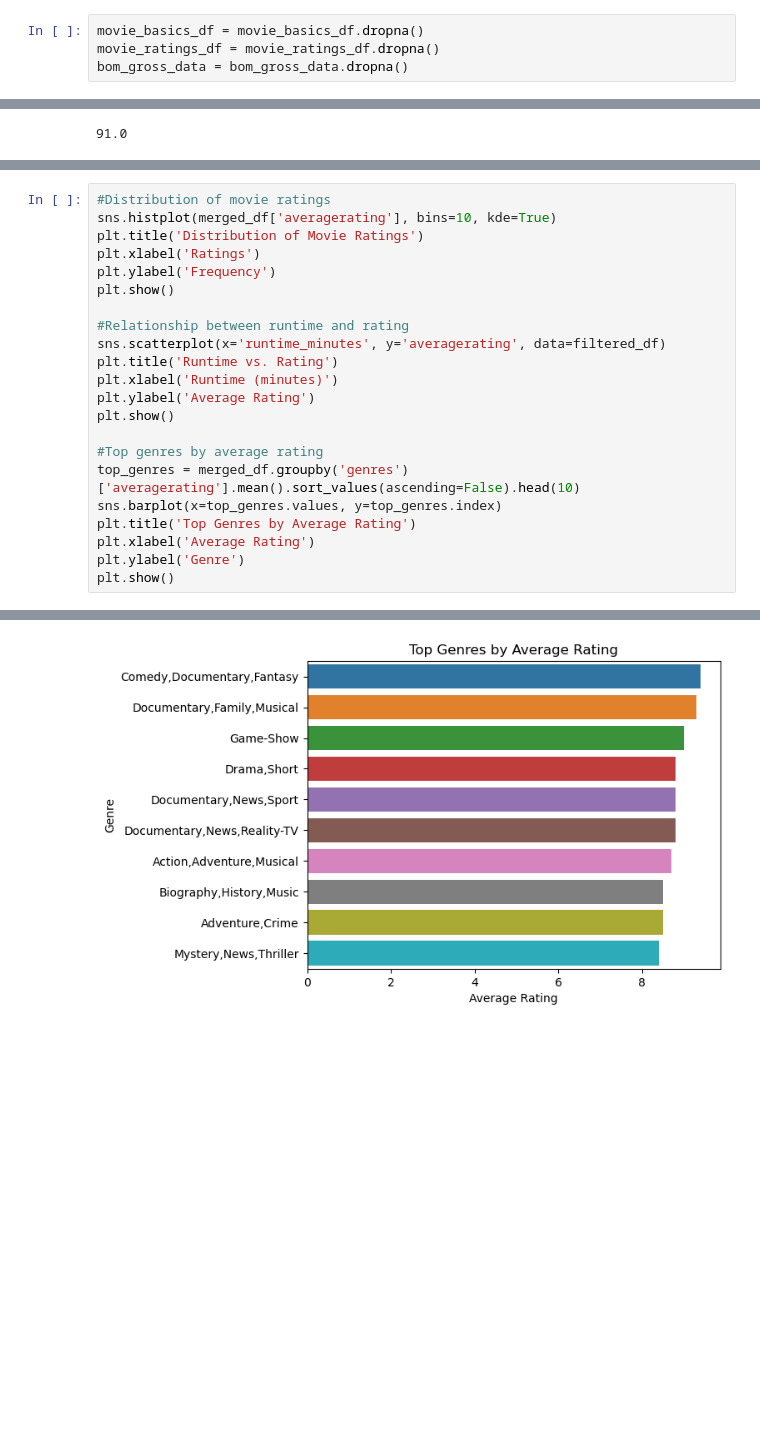
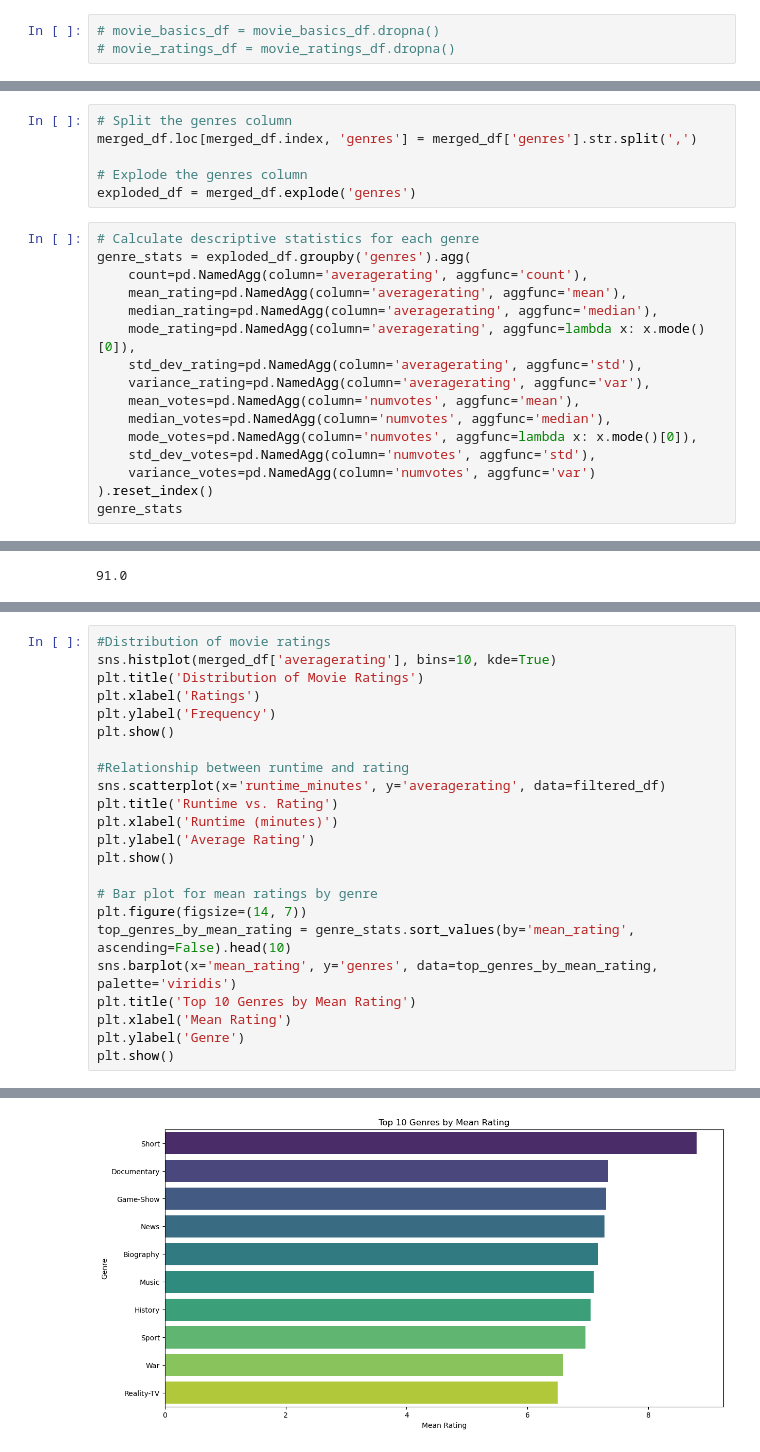
Before and after one commit to omendez930/dsc-project2-movie-studio, a Jupyter notebook: index.ipynb, the cells around one changed output, grey strips where cells are left out. Saved outputs shown, nothing was run; the diff lists cells and outputs as text; blank space fills up the shorter version.

Commit message:
Inferential statistics and visualizations created

```diff
--- a/index.ipynb
+++ b/index.ipynb
@@ -207,4 +282,3 @@ See the caveats in the documentation: https://pandas.pydata.org/pandas-docs/stab
 # %%
-movie_basics_df = movie_basics_df.dropna()
-movie_ratings_df = movie_ratings_df.dropna()
-bom_gross_data = bom_gross_data.dropna()
+# movie_basics_df = movie_basics_df.dropna()
+# movie_ratings_df = movie_ratings_df.dropna()
@@ -246,0 +505,22 @@ Correlation between runtime and average rating: -0.0070758938508826115
+# %%
+# Split the genres column
+merged_df.loc[merged_df.index, 'genres'] = merged_df['genres'].str.split(',')
+
+# Explode the genres column
+exploded_df = merged_df.explode('genres')
+# %%
+# Calculate descriptive statistics for each genre
+genre_stats = exploded_df.groupby('genres').agg(
+    count=pd.NamedAgg(column='averagerating', aggfunc='count'),
+    mean_rating=pd.NamedAgg(column='averagerating', aggfunc='mean'),
+    median_rating=pd.NamedAgg(column='averagerating', aggfunc='median'),
+    mode_rating=pd.NamedAgg(column='averagerating', aggfunc=lambda x: x.mode()[0]),
+    std_dev_rating=pd.NamedAgg(column='averagerating', aggfunc='std'),
+    variance_rating=pd.NamedAgg(column='averagerating', aggfunc='var'),
+    mean_votes=pd.NamedAgg(column='numvotes', aggfunc='mean'),
+    median_votes=pd.NamedAgg(column='numvotes', aggfunc='median'),
+    mode_votes=pd.NamedAgg(column='numvotes', aggfunc=lambda x: x.mode()[0]),
+    std_dev_votes=pd.NamedAgg(column='numvotes', aggfunc='std'),
+    variance_votes=pd.NamedAgg(column='numvotes', aggfunc='var')
+).reset_index()
+genre_stats
@@ -274,11 +616,12 @@ plt.xlabel('Runtime (minutes)')
 plt.ylabel('Average Rating')
 plt.show()
 
-#Top genres by average rating
-top_genres = merged_df.groupby('genres')['averagerating'].mean().sort_values(ascending=False).head(10)
-sns.barplot(x=top_genres.values, y=top_genres.index)
-plt.title('Top Genres by Average Rating')
-plt.xlabel('Average Rating')
+# Bar plot for mean ratings by genre
+plt.figure(figsize=(14, 7))
+top_genres_by_mean_rating = genre_stats.sort_values(by='mean_rating', ascending=False).head(10)
+sns.barplot(x='mean_rating', y='genres', data=top_genres_by_mean_rating, palette='viridis')
+plt.title('Top 10 Genres by Mean Rating')
+plt.xlabel('Mean Rating')
 plt.ylabel('Genre')
 plt.show()
 # %% [output]
@@ -287 +630 @@ plt.show()
-[figure, old version]
+[figure, new version]
```
Also changed, not shown: parts of 53 cells of this notebook.
